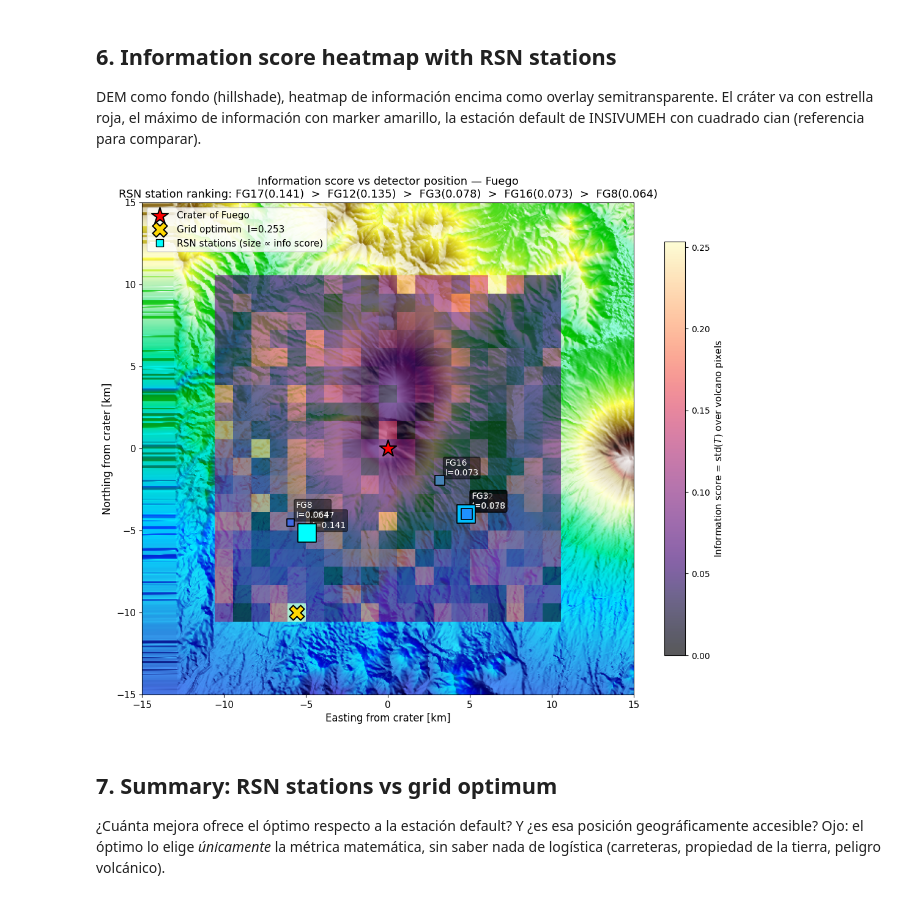
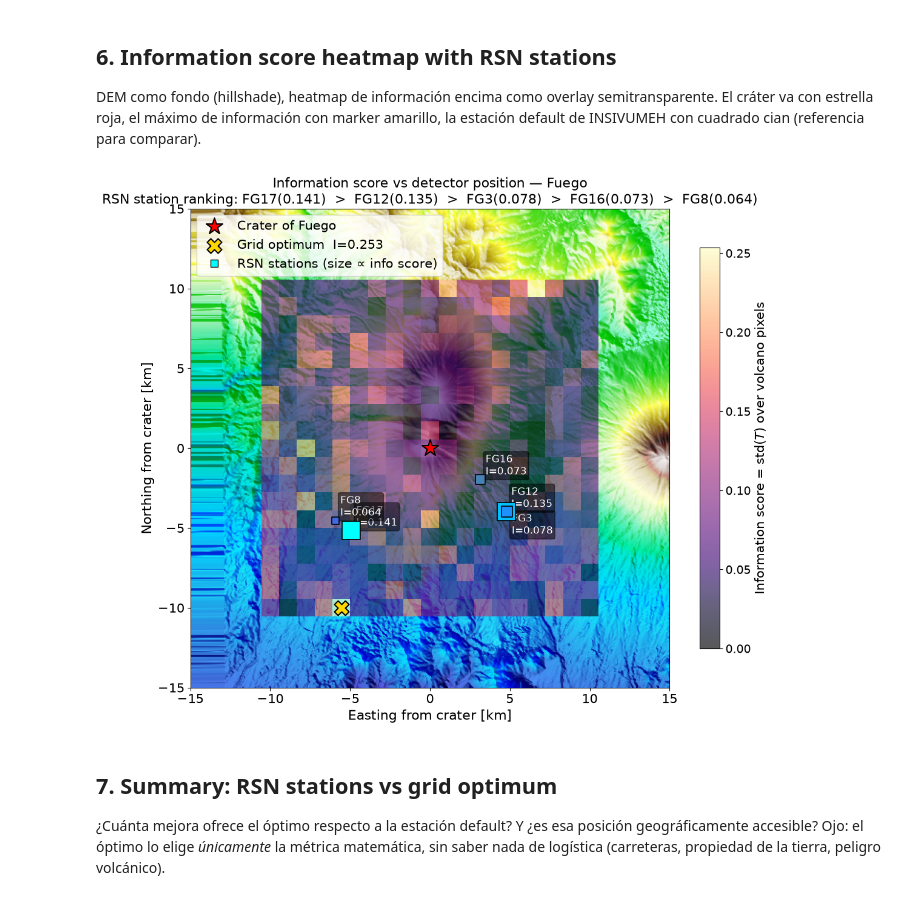
Before and after one commit to ErickDiaz/muon-tomography, a Jupyter notebook: notebooks/08_detector_optimization.ipynb, the cells around one changed output. Drawn from its saved outputs; the diff is of its cells as text; code cells hidden in the pictures.

```diff
--- a/notebooks/08_detector_optimization.ipynb
+++ b/notebooks/08_detector_optimization.ipynb
@@ -415,41 +415,61 @@ info_vals = np.array([r['info'] for r in station_results])
 sizes = 80 + 400 * (info_vals - info_vals.min()) / (info_vals.max() - info_vals.min() + 1e-9)
 colors = ['cyan', 'deepskyblue', 'dodgerblue', 'steelblue', 'royalblue']
 
-for k, (r, sz_mk, col) in enumerate(zip(station_results, sizes, colors)):
+# Label offsets: stations that sit very close together (e.g. FG3/FG12 are
+# ~20 m apart) would otherwise get identical (6, 6) offsets and their labels
+# overlap into an unreadable blob (looked like a single "FG32" station in
+# print). Alternate the offset for any station within 1 km of an
+# already-placed one so the two labels land on opposite sides of the marker.
+candidate_offsets = [(6, 6), (6, -26), (-95, 6), (-95, -26)]
+placed_xy = []
+label_offsets = []
+for r in station_results:
+    xy = np.array([r['east_km'], r['north_km']])
+    for off in candidate_offsets:
+        collides = any(
+            np.hypot(*(xy - other_xy)) < 1.0 and off == other_off
+            for other_xy, other_off in zip(placed_xy, label_offsets)
+        )
+        if not collides:
+            break
+    label_offsets.append(off)
+    placed_xy.append(xy)
+
+for k, (r, sz_mk, col, off) in enumerate(zip(station_results, sizes, colors, label_offsets)):
     ax.scatter(r['east_km'], r['north_km'], marker='s', s=sz_mk,
                color=col, edgecolor='black', lw=1.2, zorder=10)
     ax.annotate(f"{r['name']}\nI={r['info']:.3f}",
                 (r['east_km'], r['north_km']),
-                xytext=(6, 6), textcoords='offset points',
+                xytext=off, textcoords='offset points',
                 fontsize=12, color='white',
                 bbox=dict(boxstyle='round,pad=0.2', fc='black', alpha=0.5))
 
 # Dummy handle for legend
 from matplotlib.lines import Line2D
 rsn_handle = Line2D([0], [0], marker='s', color='w', markerfacecolor='cyan',
                     markeredgecolor='black', markersize=9,
                     label='RSN stations (size ∝ info score)')
 ax.legend(handles=ax.get_legend_handles_labels()[0] + [rsn_handle],
           loc='upper left', fontsize=15)
 
 ax.set_xlabel('Easting from crater [km]', fontsize=16)
 ax.set_ylabel('Northing from crater [km]', fontsize=16)
 ax.tick_params(labelsize=15)
 ax.set_title(
     f'Information score vs detector position — {TARGET_VOLCAN.title()}\n'
     f'RSN station ranking: '
     + '  >  '.join(f"{r['name']}({r['info']:.3f})" for r in station_results),
     fontsize=16,
 )
 ax.set_aspect('equal')
 ax.set_xlim(-ext/1000, ext/1000)
 ax.set_ylim(-ext/1000, ext/1000)
 plt.tight_layout()
 fig.savefig(REPO_ROOT / 'docs/paper/figures' / f'fig_detector_optim_{TARGET_VOLCAN}.png',
             bbox_inches='tight', dpi=300)
 plt.show()
 # %% [output]
-[figure, old version]
+[figure, new version]
 # %% [markdown]
 ## 7. Summary: RSN stations vs grid optimum
 
```
Also changed, not shown: parts of 1 cell of this notebook.
